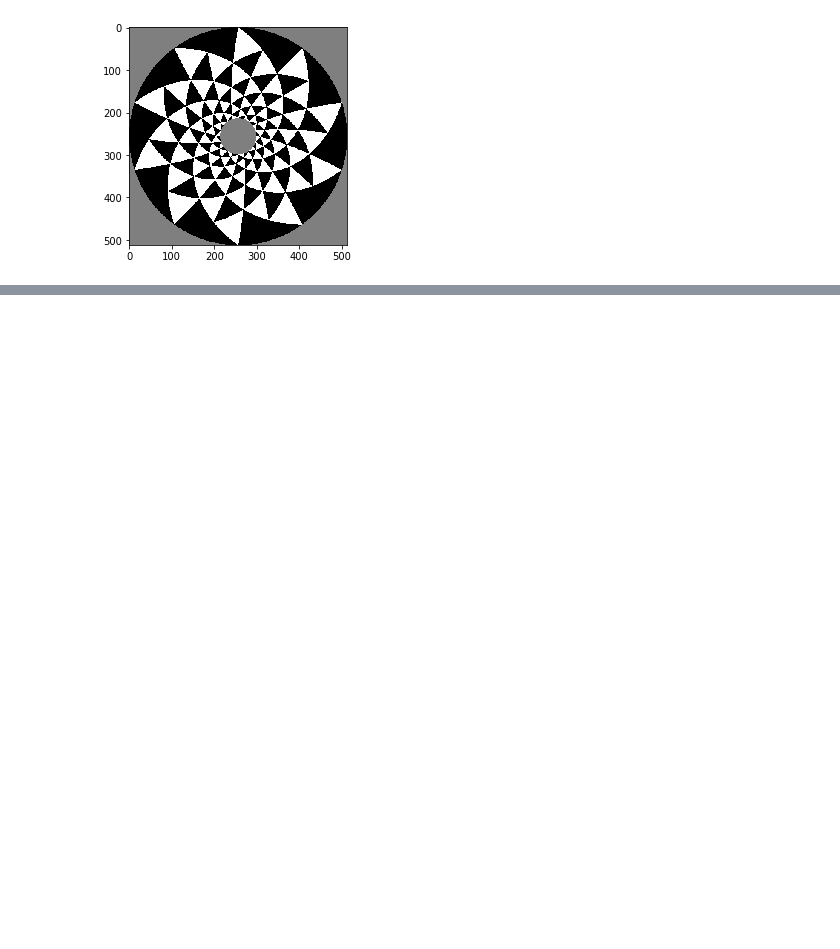
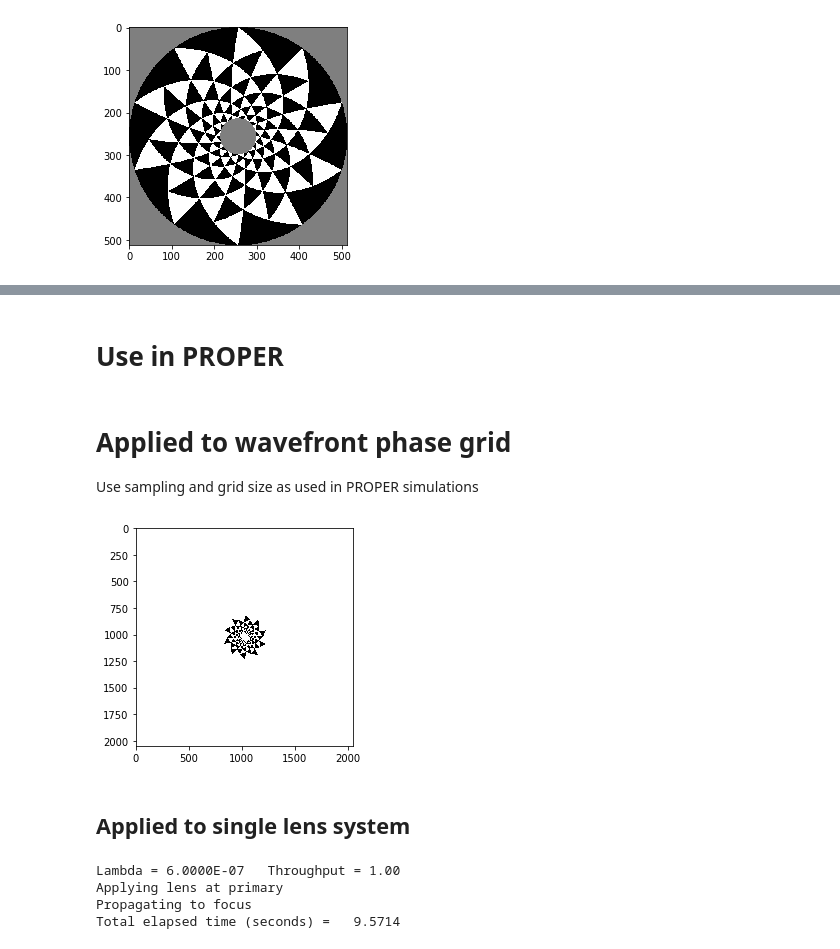
Before and after one commit to benjaminpope/toliman, a Jupyter notebook: image_modelling/notebooks/phase pattern.ipynb, the cells around one changed output, grey strips where cells are left out. Saved outputs shown, nothing was run; the diff lists cells and outputs as text; code cells hidden in the pictures; blank space fills up the shorter version.

```diff
--- a/image_modelling/notebooks/phase pattern.ipynb
+++ b/image_modelling/notebooks/phase pattern.ipynb
@@ -55,3 +55,5 @@ plt.show()
+# %% [markdown]
+# Use in PROPER
 # %%
 import numpy as np
 from math import sin, log10, cos, atan2, hypot
@@ -106,3 +108,43 @@ prescription_vals = {
                     'beam_ratio': 0.2
                     }
 prescription_vals['phase_func'] = spiral
+# %% [markdown]
+# Applied to wavefront phase grid
+
+Use sampling and grid size as used in PROPER simulations
+# %%
+%matplotlib inline
+import matplotlib.pyplot as plt
+import math
+
+ngrid = 2048
+sampling = 0.0007324218749999999
+phase_map = np.zeros([ngrid, ngrid], dtype = np.float64)
+c = ngrid/2.
+phase_func = spiral
+for i in range(ngrid):
+    for j in range(ngrid):
+        x = i - c
+        y = j - c
+        phi = math.atan2(y, x)
+        r = sampling*math.hypot(x,y)
+        phase_map[i][j] = phase_func(r, phi)
+plt.imshow(phase_map ,cmap='binary')
+plt.show()
+# %% [output]
+[figure, added]
+# %% [markdown]
+## Applied to single lens system
+# %%
+import proper
+import numpy as np
+
+wavelength = 0.6 # microns
+gridsize = 2048
+prescription_vals['phase_func'] = spiral
+(wavefront, sampling) = proper.prop_run('prescription_quad', wavelength, gridsize, PASSVALUE=prescription_vals)
+# %% [output]
+Lambda = 6.0000E-07   Throughput = 1.00
+Applying lens at primary
+Propagating to focus
+Total elapsed time (seconds) =   9.5714
```
Also changed, not shown: parts of 7 cells of this notebook, 2 other files.
